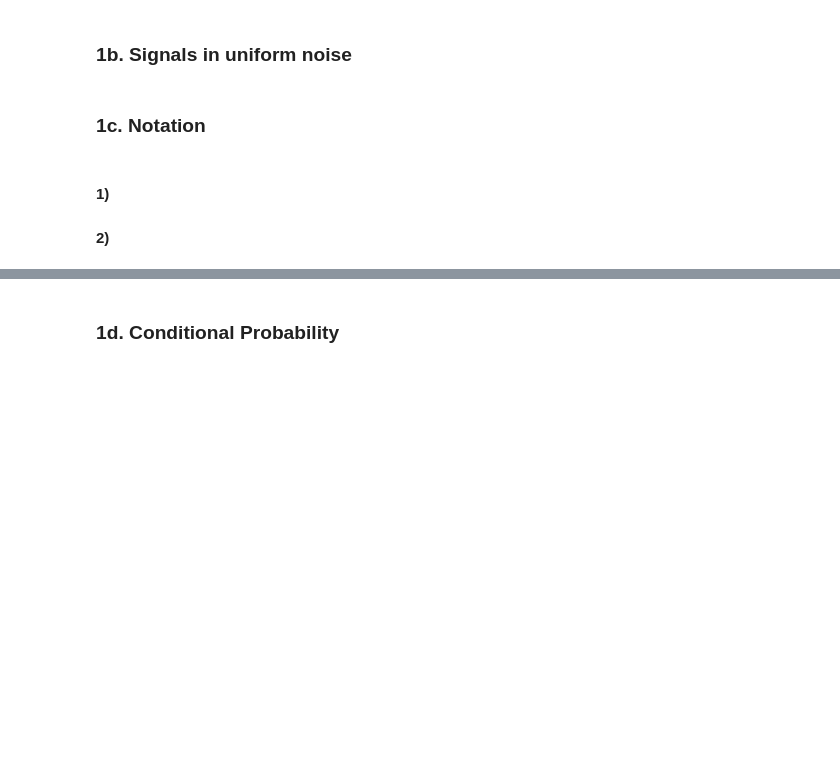
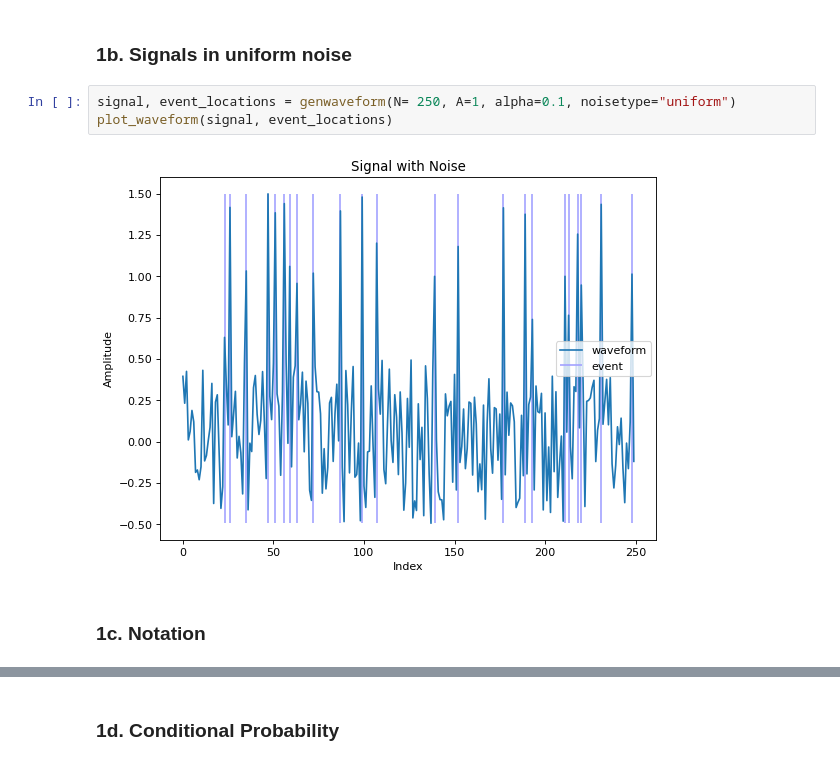
Before and after one commit to johnmays/CSDS_364_HW, a Jupyter notebook: A2/A2a/464-A2a-jkm100.ipynb, the cells around one changed output, grey strips where cells are left out. Drawn from its saved outputs; the diff is of its cells as text; blank space fills up the shorter version.

```diff
--- a/A2/A2a/464-A2a-jkm100.ipynb
+++ b/A2/A2a/464-A2a-jkm100.ipynb
@@ -18,8 +47,9 @@ def genwaveform (N=100, alpha=0.1, A=1, sigma=1, noisetype="Gaussian"):
 # %% [markdown]
 ### 1b. Signals in uniform noise
+# %%
+signal, event_locations = genwaveform(N= 250, A=1, alpha=0.1, noisetype="uniform")
+plot_waveform(signal, event_locations)
+# %% [output]
+[figure, added]
 # %% [markdown]
 ### 1c. Notation
-# %% [markdown]
-#### 1)
-
-#### 2)
```
Also changed, not shown: parts of 24 cells of this notebook.
